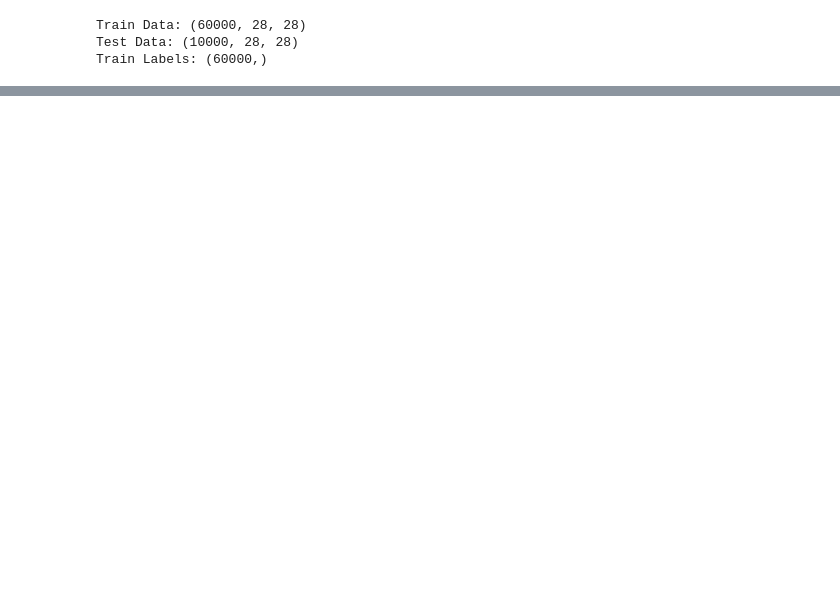
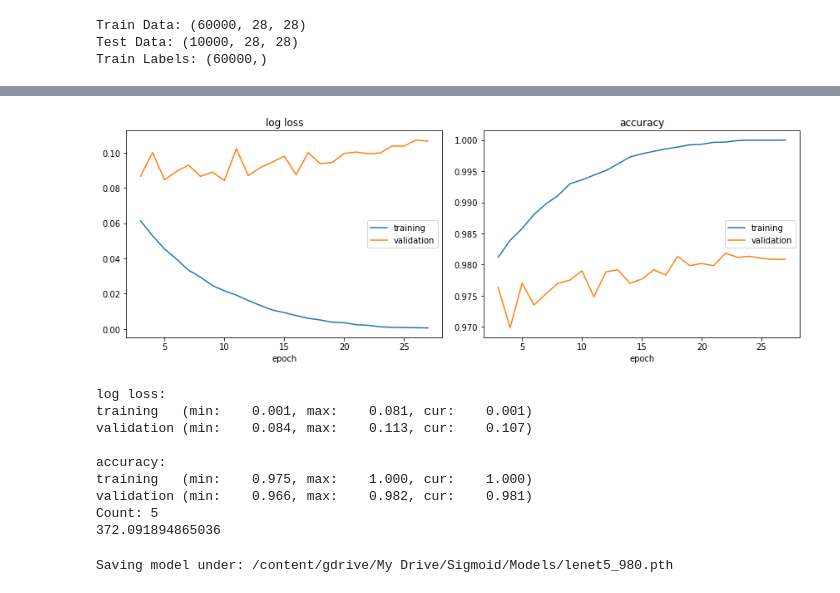
Before and after one commit to dekape/kmnist, a Jupyter notebook: KMNIST.ipynb, the cells around one changed output, grey strips where cells are left out. Saved outputs shown, nothing was run; the diff lists cells and outputs as text; code cells hidden in the pictures; blank space fills up the shorter version.

```diff
--- a/KMNIST.ipynb
+++ b/KMNIST.ipynb
@@ -554,2 +113,0 @@ Count: 0
-# %%
-y_preds, df = evaluate_test(X_test, learning.model, learning.mean, learning.std, save_to_csv=True, path="/content/gdrive/My Drive/Sigmoid/Submission.csv")
@@ -577,5 +113,0 @@ class ensemble_net(nn.Module):
-# %%
-model_1 = model_load(path + "Models/", model_name="lenet5_920" ).state_dict()
-model_2 = model_load(path + "Models/", model_name="lenet5_920" ).state_dict()
-
-model = ensemble_net(model_1, model_2)
@@ -623,0 +502,46 @@ for i in range(20):
+# %%
+# Hyperparameters
+lr = 1e-2
+momentum = 0.5
+batch_size = 64
+test_batch_size = 1000
+n_epochs = 30
+
+model_aug = LeNet5()
+optimiser_aug = torch.optim.SGD(model_aug.parameters(), lr=lr, momentum=momentum)
+loss_function_aug = nn.CrossEntropyLoss()
+
+train_transform =  transforms.Compose([
+    transforms.ToPILImage(),
+    transforms.RandomRotation(10),
+    transforms.ColorJitter(10,10,10),
+    transforms.RandomCrop(28, pad_if_needed=True),
+#     transforms.RandomAffine(10, scale=(1,2), shear=5),
+    transforms.ToTensor(),
+])
+# %%
+learning_aug = SupervisedLearning(X, y, model_aug, optimiser_aug, loss_function_aug, batch_size, test_batch_size,
+                 device="cpu",
+                 confusion_matrix=True,
+                 train_transform=None,
+                 val_transform=None,
+                 seed=42, n_epochs=n_epochs,
+                 val_ratio=0.1, n_splits=1,
+                 early_stop = True,
+                 patience = 5,
+                 tol = 0.000)
+
+
+t_aug = learning_aug.train_wrapper(train_full=False)
+print(t_aug)
+# %% [output]
+[figure, added]
+log loss:
+training   (min:    0.001, max:    0.081, cur:    0.001)
+validation (min:    0.084, max:    0.113, cur:    0.107)
+
+accuracy:
+training   (min:    0.975, max:    1.000, cur:    1.000)
+validation (min:    0.966, max:    0.982, cur:    0.981)
+Count: 5
+372.091894865036
@@ -623,0 +641,5 @@ for i in range(20):
+# %%
+# Saving the model
+model_save(learning_aug.model, "lenet5", path + "Models/", learning_aug.logs["val_accuracy"])
+# %% [output]
+Saving model under: /content/gdrive/My Drive/Sigmoid/Models/lenet5_980.pth
```
Also changed, not shown: parts of 36 cells of this notebook, 8 other files.
